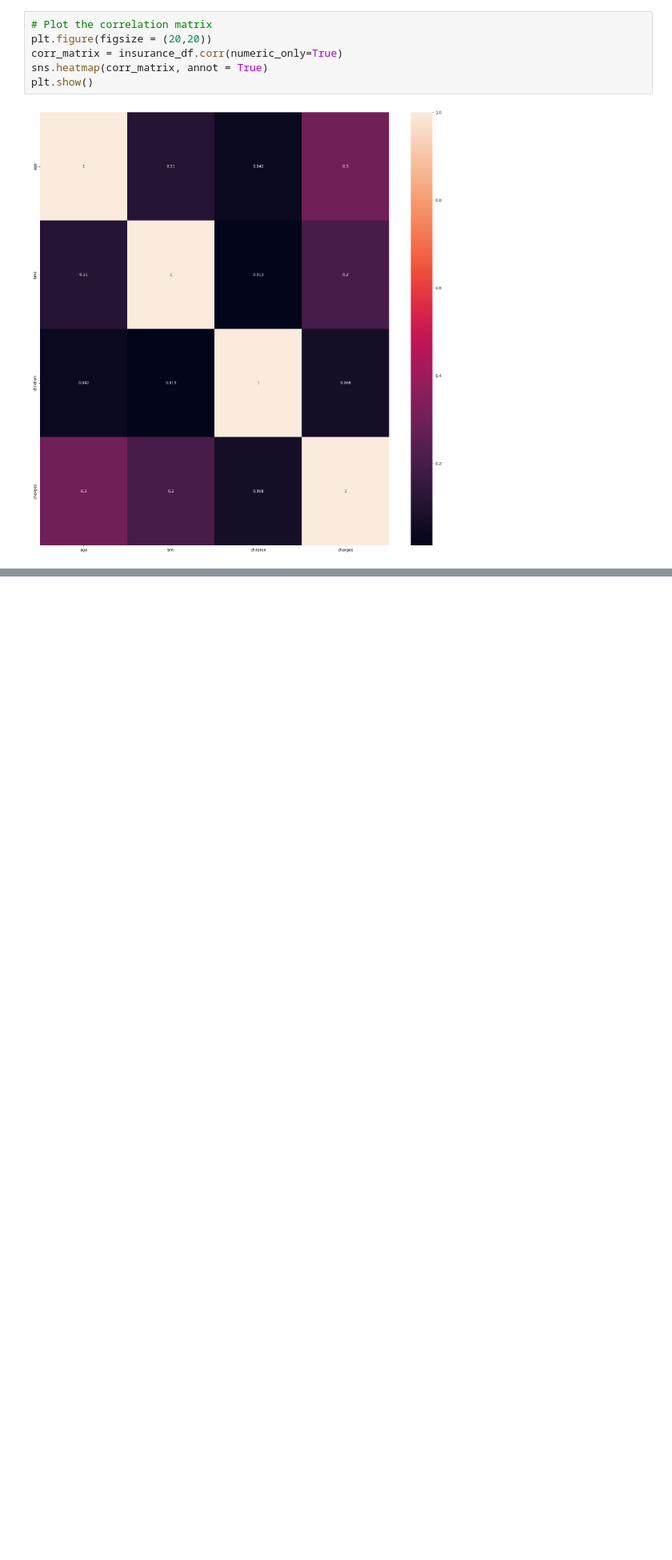
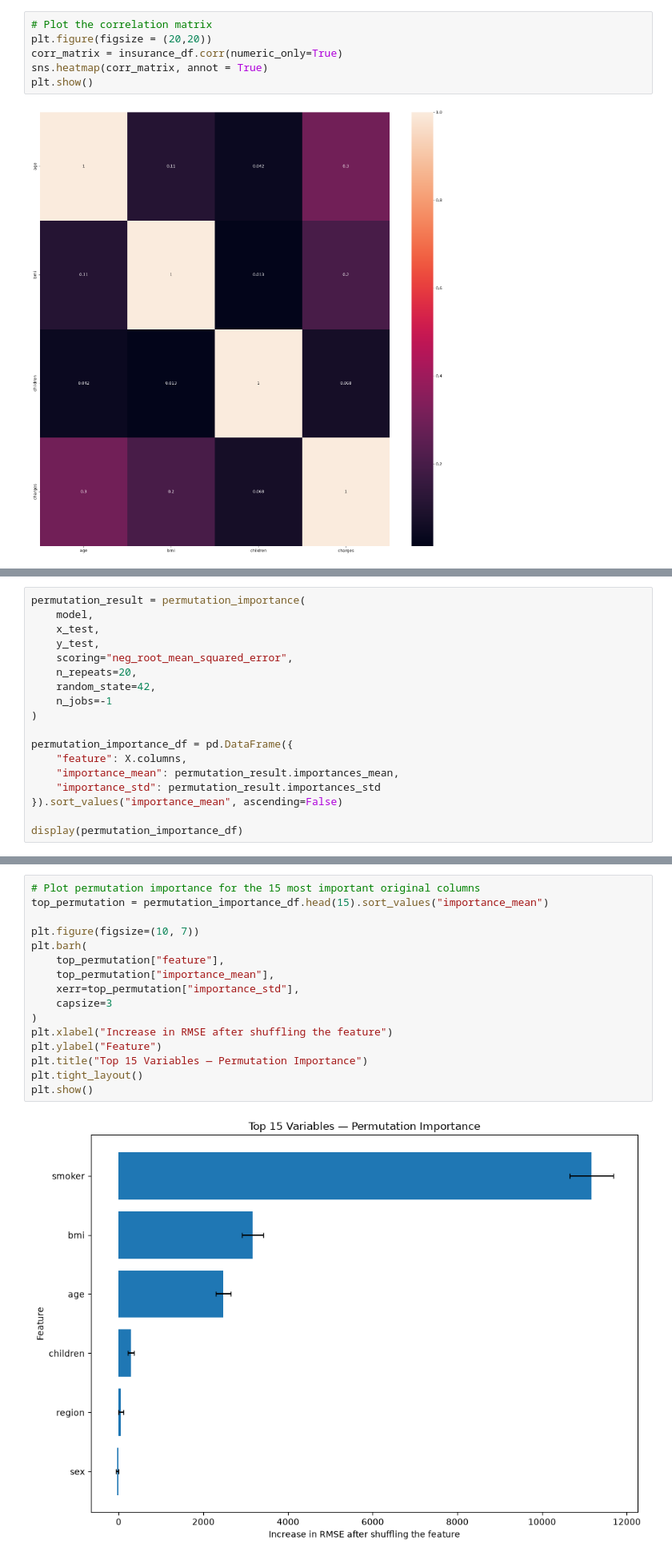
Before and after one commit to miguelestradam3/insurance_charge_prediction, a Jupyter notebook: main.ipynb, the cells around one changed output, grey strips where cells are left out. Shown at 80% size. Saved outputs shown, nothing was run; the diff lists cells and outputs as text; blank space fills up the shorter version.

Commit message:
Modified model and added feature importance analysis

```diff
--- a/main.ipynb
+++ b/main.ipynb
@@ -186,0 +205,18 @@ Adjusted R2 = 0.8364142628555635
+# %%
+permutation_result = permutation_importance(
+    model,
+    x_test,
+    y_test,
+    scoring="neg_root_mean_squared_error",
+    n_repeats=20,
+    random_state=42,
+    n_jobs=-1
+)
+
+permutation_importance_df = pd.DataFrame({
+    "feature": X.columns,
+    "importance_mean": permutation_result.importances_mean,
+    "importance_std": permutation_result.importances_std
+}).sort_values("importance_mean", ascending=False)
+
+display(permutation_importance_df)
@@ -186,0 +231,18 @@ Adjusted R2 = 0.8364142628555635
+# %%
+# Plot permutation importance for the 15 most important original columns
+top_permutation = permutation_importance_df.head(15).sort_values("importance_mean")
+
+plt.figure(figsize=(10, 7))
+plt.barh(
+    top_permutation["feature"],
+    top_permutation["importance_mean"],
+    xerr=top_permutation["importance_std"],
+    capsize=3
+)
+plt.xlabel("Increase in RMSE after shuffling the feature")
+plt.ylabel("Feature")
+plt.title("Top 15 Variables — Permutation Importance")
+plt.tight_layout()
+plt.show()
+# %% [output]
+[figure, added]
```
Also changed, not shown: parts of 31 cells of this notebook.
